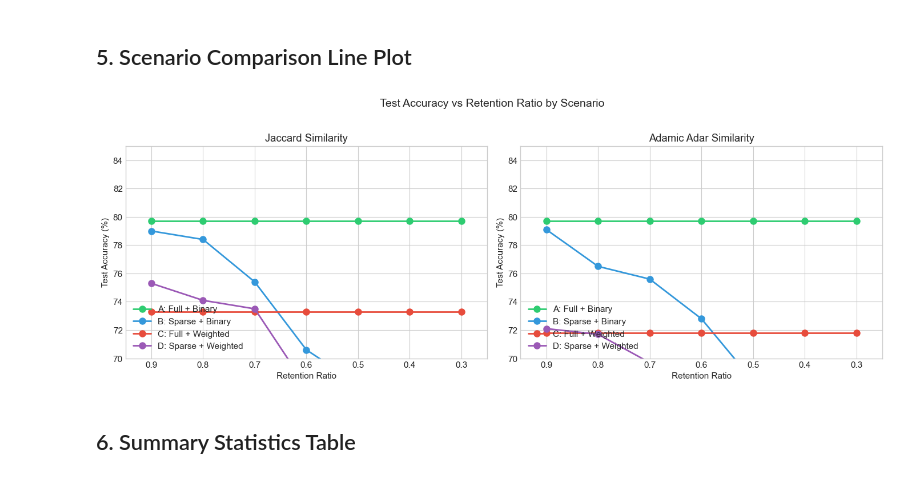
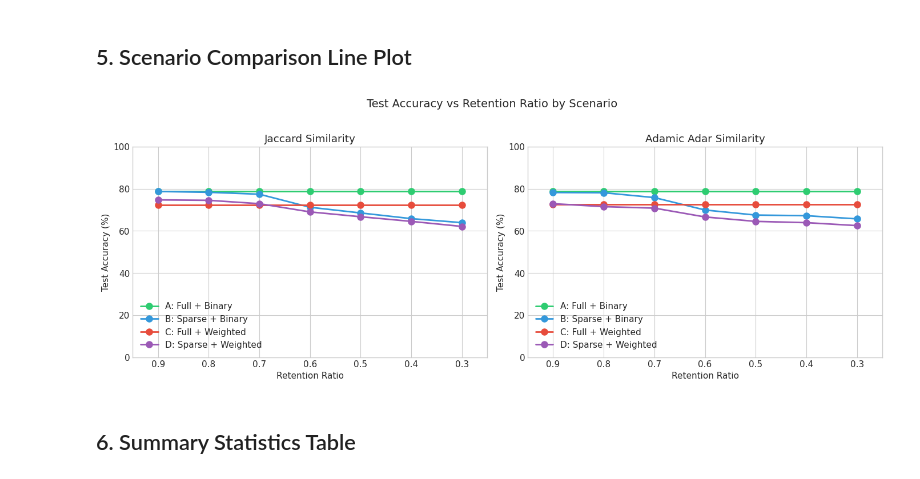
Before and after one commit to ilias-laoukili/gnn-sparsification-research, a Jupyter notebook: notebooks/exploratory/04_Result_Analysis_and_Visualization.ipynb, the cells around one changed output. Cells and saved outputs as stored; diff of their text form; code cells hidden in the pictures.

```diff
--- a/notebooks/exploratory/04_Result_Analysis_and_Visualization.ipynb
+++ b/notebooks/exploratory/04_Result_Analysis_and_Visualization.ipynb
@@ -326,35 +291,35 @@ scenario_colors = {
     "C: Full + Weighted": "#e74c3c",
     "D: Sparse + Weighted": "#9b59b6",
 }
 
 for idx, metric in enumerate(["Jaccard", "Adamic Adar"]):
     metric_df = df[df["Metric"] == metric]
 
     for scenario, color in scenario_colors.items():
         scenario_data = metric_df[metric_df["Scenario"] == scenario]
         axes[idx].plot(
             scenario_data["Retention"],
             scenario_data["Accuracy"] * 100,
             marker="o",
             linewidth=2,
             markersize=8,
             color=color,
             label=scenario,
         )
 
     axes[idx].set_xlabel("Retention Ratio")
     axes[idx].set_ylabel("Test Accuracy (%)")
     axes[idx].set_title(f"{metric} Similarity")
     axes[idx].legend(loc="lower left")
     axes[idx].set_xlim(0.25, 0.95)
     axes[idx].invert_xaxis()
-    axes[idx].set_ylim(70, 85)
+    axes[idx].set_ylim(0, 100)
 
 plt.suptitle("Test Accuracy vs Retention Ratio by Scenario", fontsize=14, y=1.02)
 plt.tight_layout()
 plt.show()
 # %% [output]
-[figure, old version]
+[figure, new version]
 # %% [markdown]
 ## 6. Summary Statistics Table
 # %%
```
Also changed, not shown: parts of 16 cells of this notebook, 7 other files.
